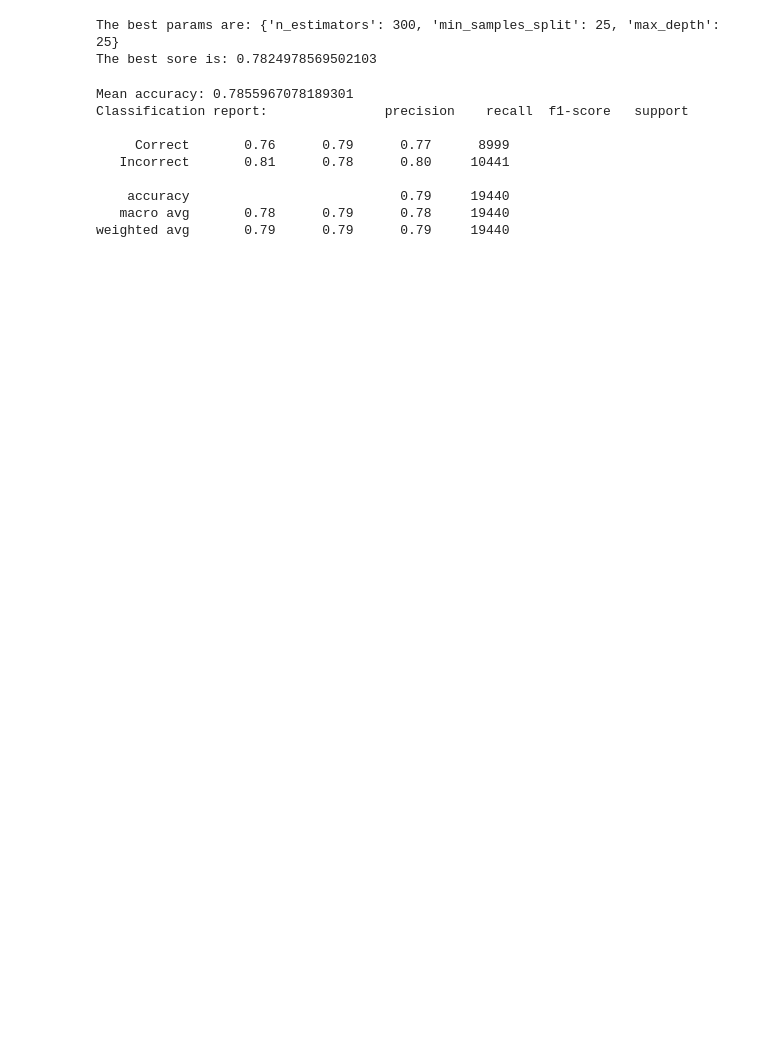
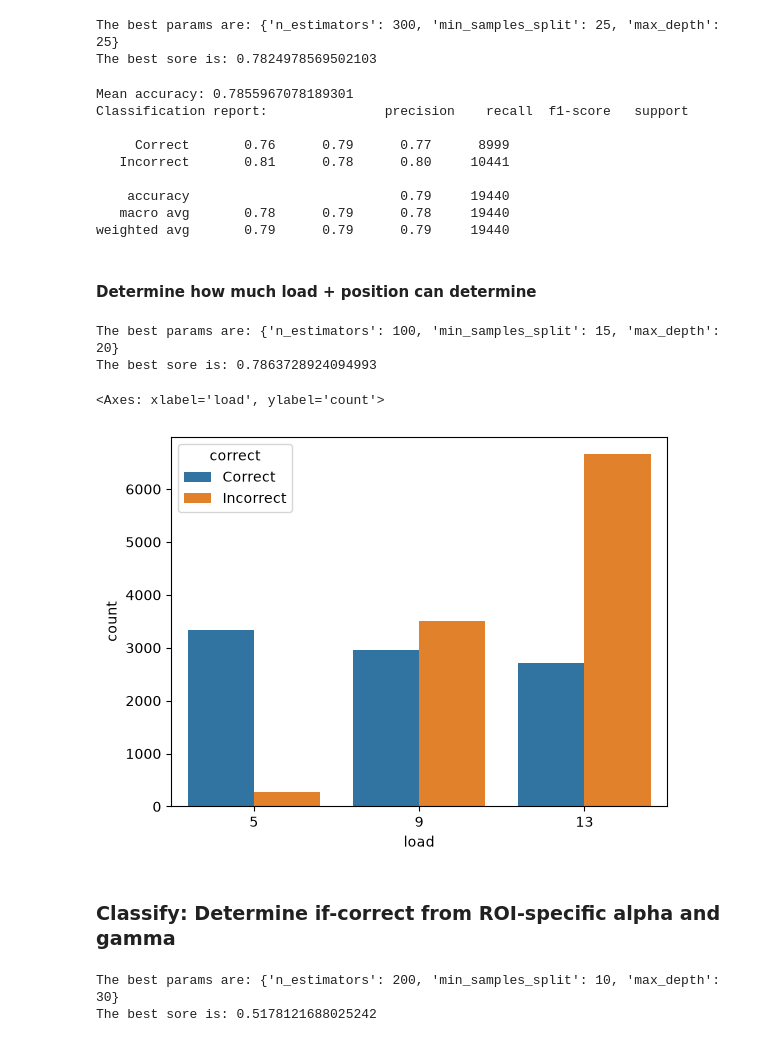
Before and after one commit to atifmmahmud/cognitive-load-biomarkers, a Jupyter notebook: eeg-classifier.ipynb, the cells around one changed output. Drawn from its saved outputs; the diff is of its cells as text; code cells hidden in the pictures; blank space fills up the shorter version.

```diff
--- a/eeg-classifier.ipynb
+++ b/eeg-classifier.ipynb
@@ -728,3 +710,51 @@ Classification report:               precision    recall  f1-score   support
     accuracy                           0.79     19440
    macro avg       0.78      0.79      0.78     19440
 weighted avg       0.79      0.79      0.79     19440
+# %% [markdown]
+#### Determine how much load + position can determine
+# %%
+memory_only = df_features_2[df_features_2["condition"] == "Memory"].copy()
+
+X = memory_only[["load", "position"]]
+
+Y = memory_only["correct"]
+group = memory_only["participant"]
+
+display(X)
+display(Y)
+display(group)
+# %%
+logo = LeaveOneGroupOut()
+
+param_grid = {
+    "n_estimators" : [50, 100, 200, 300, 400],
+    "max_depth" : [10, 15, 20, 25, 30],
+    "min_samples_split" : [2, 5, 10, 15, 20, 25]
+}
+
+random_search = RandomizedSearchCV(
+    RandomForestClassifier(random_state=42, class_weight="balanced"),
+    param_distributions = param_grid,
+    n_iter = 25,
+    cv = list(logo.split(X, Y, groups=group)),
+    scoring = "f1_macro",
+    random_state = 42,
+    n_jobs = -1,
+)
+
+random_search.fit(X, Y)
+best_params = random_search.best_params_
+print(f"The best params are: {best_params}")
+print(f"The best sore is: {random_search.best_score_}")
+# %% [output]
+The best params are: {'n_estimators': 100, 'min_samples_split': 15, 'max_depth': 20}
+The best sore is: 0.7863728924094993
+# %%
+fig, ax = plt.subplots()
+
+sns.countplot(x="load", hue="correct", data=memory_only)
+# %% [output]
+<Axes: xlabel='load', ylabel='count'>
+[figure, added]
+# %% [markdown]
+### Classify: Determine if-correct from ROI-specific alpha and gamma
@@ -730,0 +776,26 @@ weighted avg       0.79      0.79      0.79     19440
+# %%
+logo = LeaveOneGroupOut()
+
+param_grid = {
+    "n_estimators" : [50, 100, 200, 300, 400],
+    "max_depth" : [10, 15, 20, 25, 30],
+    "min_samples_split" : [2, 5, 10, 15, 20, 25]
+}
+
+random_search = RandomizedSearchCV(
+    RandomForestClassifier(random_state=42, class_weight="balanced"),
+    param_distributions = param_grid,
+    n_iter = 25,
+    cv = list(logo.split(X, Y, groups=group)),
+    scoring = "f1_macro",
+    random_state = 42,
+    n_jobs = -1,
+)
+
+random_search.fit(X, Y)
+best_params = random_search.best_params_
+print(f"The best params are: {best_params}")
+print(f"The best sore is: {random_search.best_score_}")
+# %% [output]
+The best params are: {'n_estimators': 200, 'min_samples_split': 10, 'max_depth': 30}
+The best sore is: 0.5178121688025242
```
Also changed, not shown: parts of 17 cells of this notebook.
